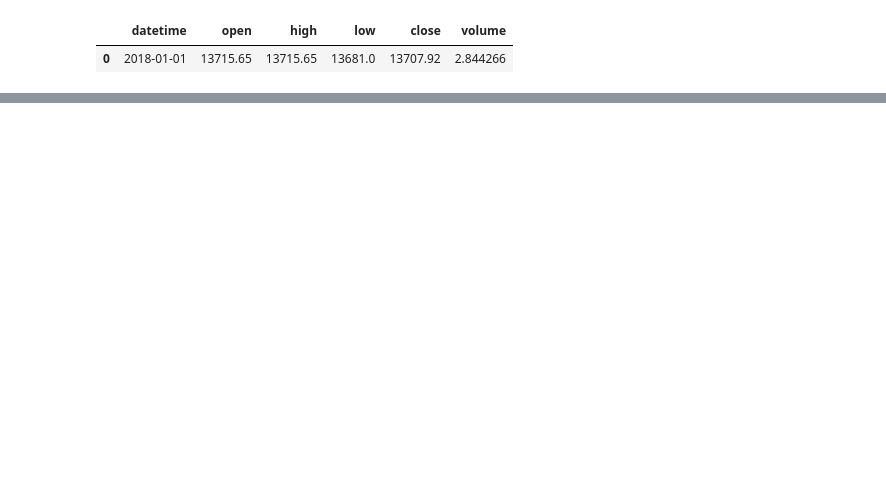
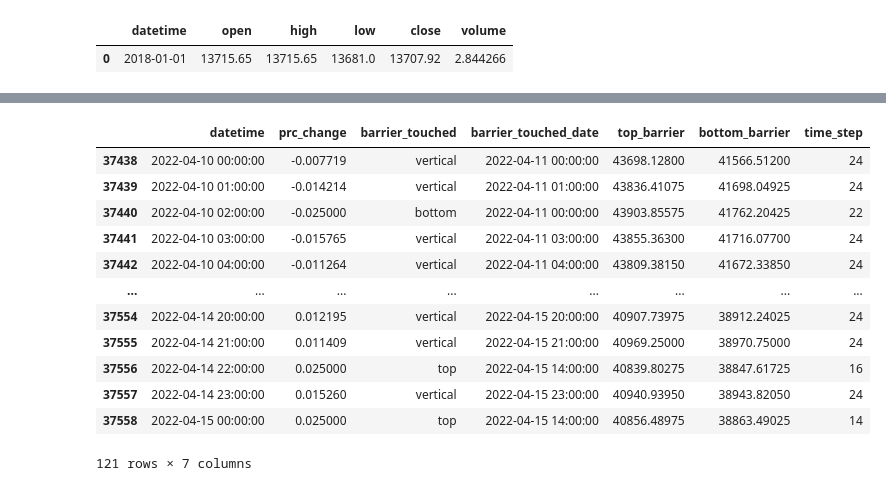
Before and after one commit to pgradz/ml_investing_wne, a Jupyter notebook: src/ml_investing_wne/notebooks/charts.ipynb, the cells around one changed output, grey strips where cells are left out. Cells and saved outputs as stored; diff of their text form; code cells hidden in the pictures; blank space fills up the shorter version.

```diff
--- a/src/ml_investing_wne/notebooks/charts.ipynb
+++ b/src/ml_investing_wne/notebooks/charts.ipynb
@@ -194,0 +453,18 @@ Successfully installed kaleido-0.2.1
+# %%
+df_3_barriers_additional_info_subset = experiment.df_3_barriers_additional_info.loc[(experiment.df_3_barriers_additional_info['datetime'] >= date_start) & (experiment.df_3_barriers_additional_info['datetime'] <= date_end)]
+# %%
+df_3_barriers_additional_info_subset
+# %% [output]
+|  | datetime | prc_change | barrier_touched | barrier_touched_date | top_barrier | bottom_barrier | time_step |
+| 37438 | 2022-04-10 00:00:00 | -0.007719 | vertical | 2022-04-11 00:00:00 | 43698.12800 | 41566.51200 | 24 |
+| 37439 | 2022-04-10 01:00:00 | -0.014214 | vertical | 2022-04-11 01:00:00 | 43836.41075 | 41698.04925 | 24 |
+| 37440 | 2022-04-10 02:00:00 | -0.025000 | bottom | 2022-04-11 00:00:00 | 43903.85575 | 41762.20425 | 22 |
+| 37441 | 2022-04-10 03:00:00 | -0.015765 | vertical | 2022-04-11 03:00:00 | 43855.36300 | 41716.07700 | 24 |
+| 37442 | 2022-04-10 04:00:00 | -0.011264 | vertical | 2022-04-11 04:00:00 | 43809.38150 | 41672.33850 | 24 |
+| ... | ... | ... | ... | ... | ... | ... | ... |
+| 37554 | 2022-04-14 20:00:00 | 0.012195 | vertical | 2022-04-15 20:00:00 | 40907.73975 | 38912.24025 | 24 |
+| 37555 | 2022-04-14 21:00:00 | 0.011409 | vertical | 2022-04-15 21:00:00 | 40969.25000 | 38970.75000 | 24 |
+| 37556 | 2022-04-14 22:00:00 | 0.025000 | top | 2022-04-15 14:00:00 | 40839.80275 | 38847.61725 | 16 |
+| 37557 | 2022-04-14 23:00:00 | 0.015260 | vertical | 2022-04-15 23:00:00 | 40940.93950 | 38943.82050 | 24 |
+| 37558 | 2022-04-15 00:00:00 | 0.025000 | top | 2022-04-15 14:00:00 | 40856.48975 | 38863.49025 | 14 |
+121 rows × 7 columns
```
Also changed, not shown: parts of 37 cells of this notebook, 10 other files.
